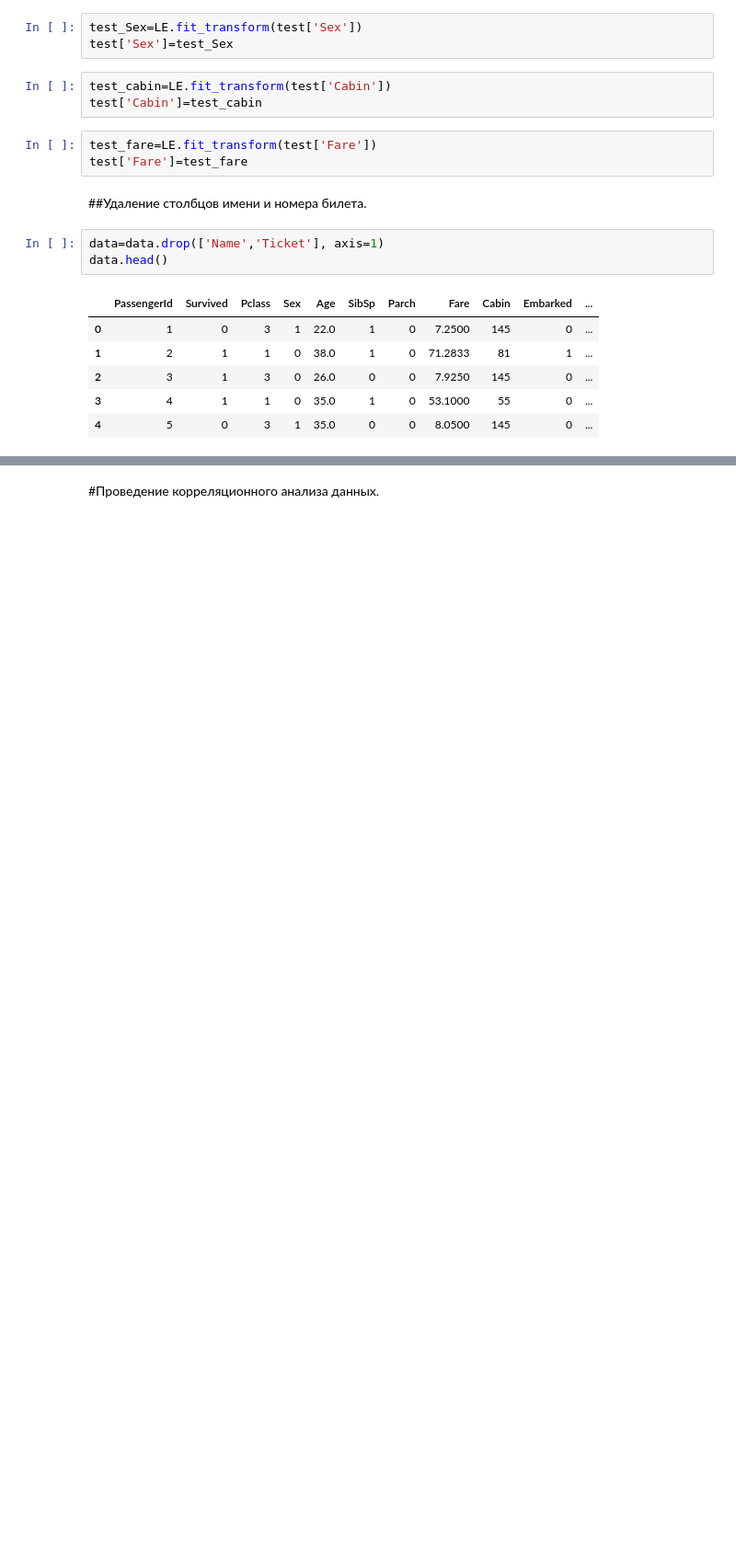
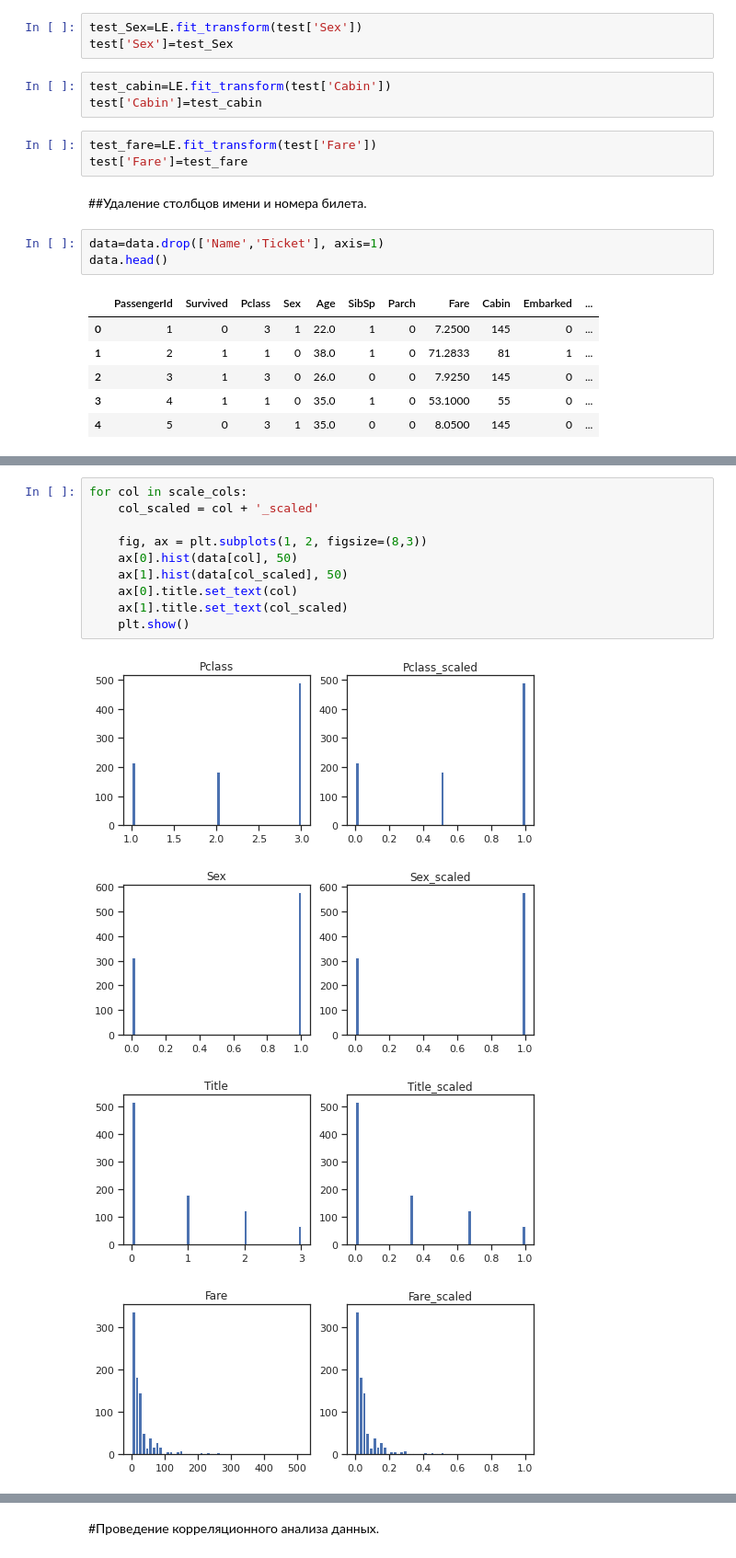
Before and after one commit to farahshahhoud/Machine_Learning, a Jupyter notebook: ДЗ.ipynb, the cells around one changed output, grey strips where cells are left out. Shown at 92% size. Drawn from its saved outputs; the diff is of its cells as text; blank space fills up the shorter version.

```diff
--- a/ДЗ.ipynb
+++ b/ДЗ.ipynb
@@ -551,0 +573,15 @@ test.head()
+# %%
+for col in scale_cols:
+    col_scaled = col + '_scaled'
+
+    fig, ax = plt.subplots(1, 2, figsize=(8,3))
+    ax[0].hist(data[col], 50)
+    ax[1].hist(data[col_scaled], 50)
+    ax[0].title.set_text(col)
+    ax[1].title.set_text(col_scaled)
+    plt.show()
+# %% [output]
+[figure, added]
+[figure, added]
+[figure, added]
+[figure, added]
```
Also changed, not shown: parts of 15 cells of this notebook.
